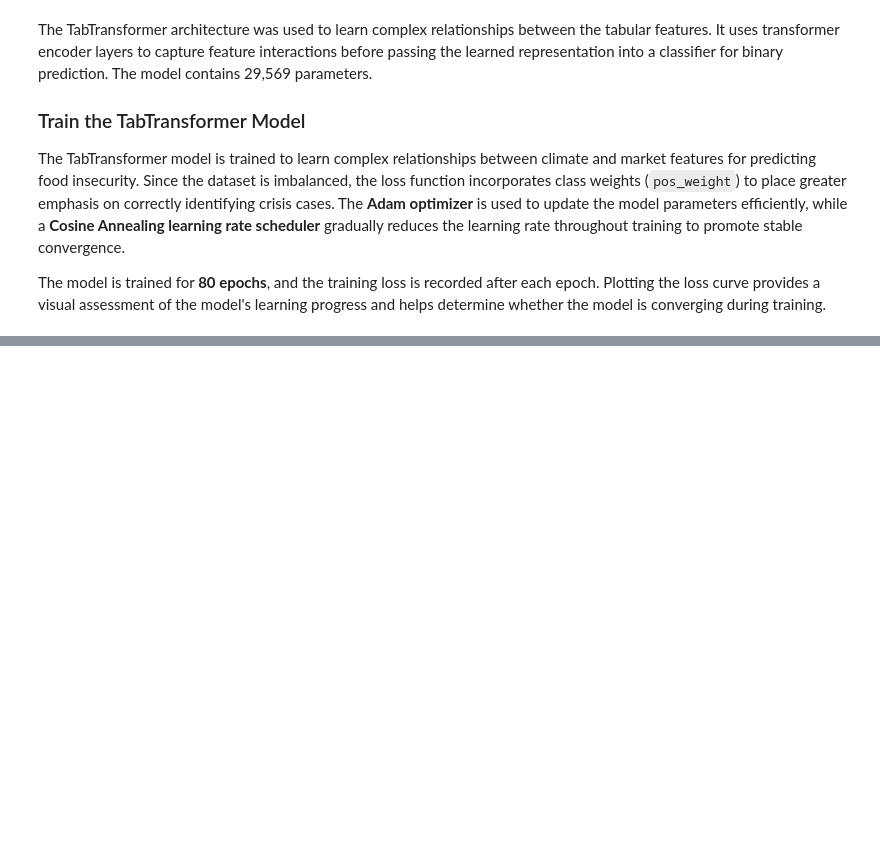
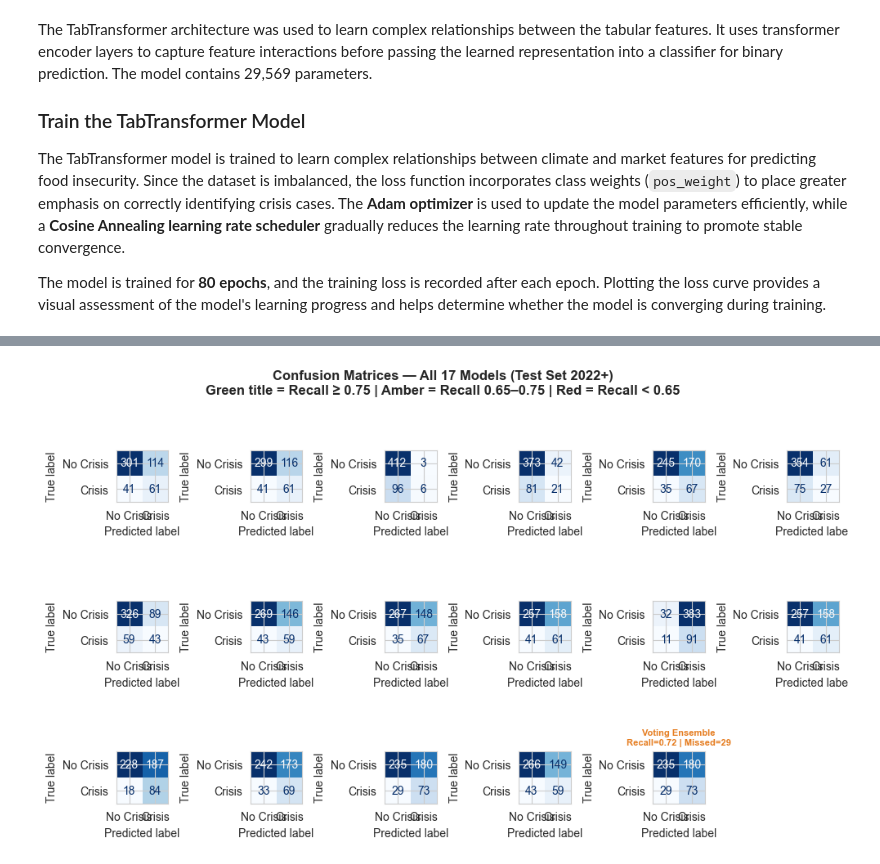
Before and after one commit to Pattohcolab/PHASE-5-CAPSTON-PROJECT, a Jupyter notebook: notebook.ipynb, the cells around one changed output, grey strips where cells are left out. Saved outputs shown, nothing was run; the diff lists cells and outputs as text; code cells hidden in the pictures; blank space fills up the shorter version.

```diff
--- a/notebook.ipynb
+++ b/notebook.ipynb
@@ -1645,0 +3020,39 @@ plt.show()
+# %%
+# ── Confusion matrices — all 18 models ───────────────────────────────────────
+fig, axes = plt.subplots(3, 6, figsize=(10, 6))
+axes_flat = axes.flatten()
+
+for i, (name, (proba, pred, thresh)) in enumerate(all_models.items()):
+    if i >= len(axes_flat): break
+    ax  = axes_flat[i]
+    cm_ = confusion_matrix(y_test, pred)
+    tn_v, fp_v, fn_v, tp_v = cm_.ravel()
+    ConfusionMatrixDisplay(cm_, display_labels=['No Crisis','Crisis']).plot(
+        ax=ax, cmap='Blues', colorbar=False)
+    rec_v = tp_v/(tp_v+fn_v) if (tp_v+fn_v)>0 else 0
+    color = '#2E6B45' if rec_v >= 0.75 else ('#E67E22' if rec_v >= 0.65 else '#C0392B')
+ax.set_title(
+    f'{name}\nRecall={rec_v:.2f} | Missed={fn_v}',
+    fontweight='bold',
+    fontsize=8,
+    color=color
+)
+
+for j in range(len(all_models), len(axes_flat)):
+    axes_flat[j].axis('off')
+
+n_models = len(all_models)
+
+plt.suptitle(
+    f'Confusion Matrices — All {n_models} Models (Test Set 2022+)\n'
+    'Green title = Recall ≥ 0.75 | '
+    'Amber = Recall 0.65–0.75 | '
+    'Red = Recall < 0.65',
+    fontsize=12,
+    fontweight='bold',
+    y=1.01
+)
+plt.tight_layout()
+plt.show()
+# %% [output]
+[figure, added]
```
Also changed, not shown: parts of 96 cells of this notebook, 4 other files.
